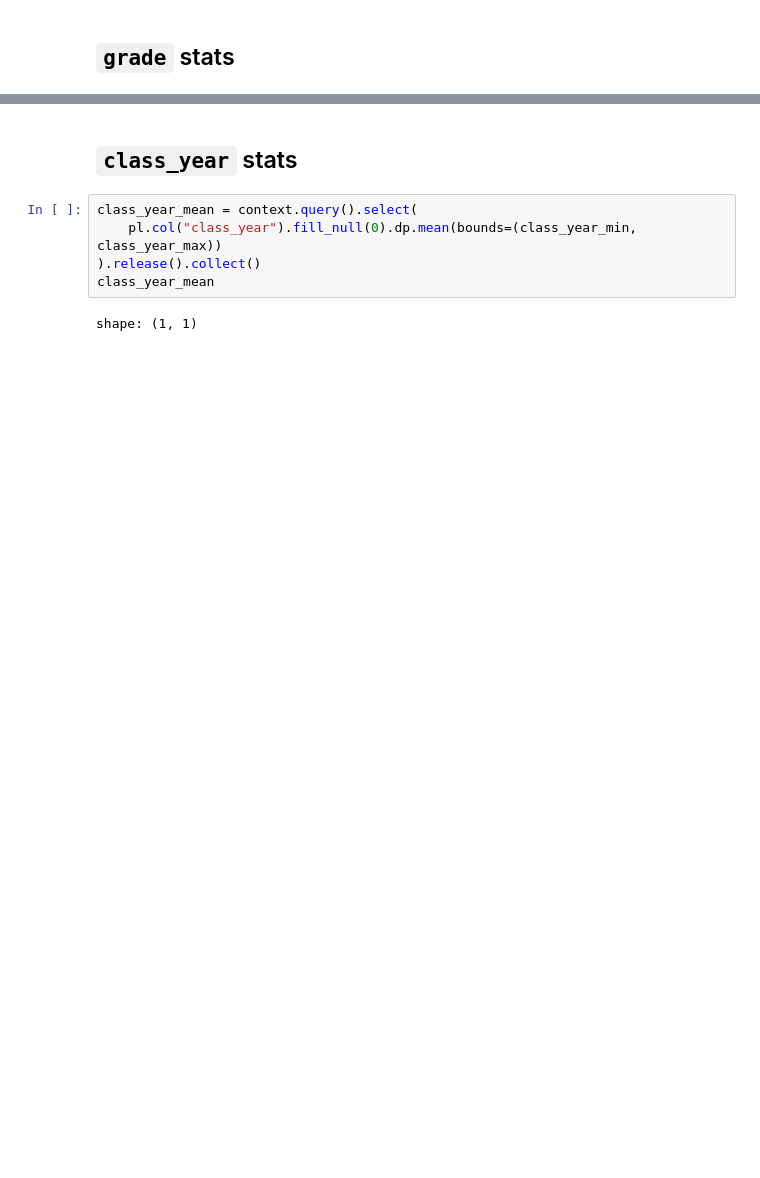
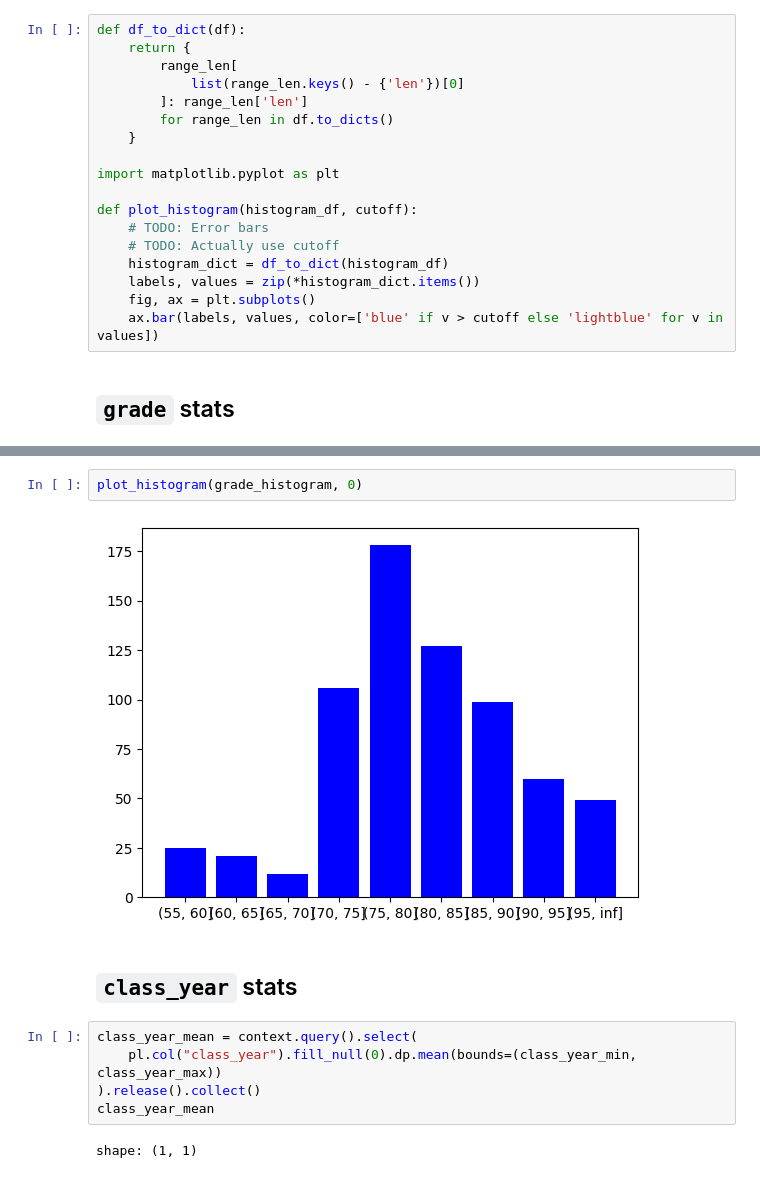
Before and after one commit to opendp/dp-wizard, a Jupyter notebook: demo.ipynb, the cells around one changed output, grey strips where cells are left out. Cells and saved outputs as stored; diff of their text form; blank space fills up the shorter version.

```diff
--- a/demo.ipynb
+++ b/demo.ipynb
@@ -197,3 +204,21 @@ context = dp.Context.compositor(
+# %%
+def df_to_dict(df):
+    return {
+        range_len[
+            list(range_len.keys() - {'len'})[0]
+        ]: range_len['len']
+        for range_len in df.to_dicts()
+    }
+
+import matplotlib.pyplot as plt
+
+def plot_histogram(histogram_df, cutoff):
+    # TODO: Error bars
+    # TODO: Actually use cutoff
+    histogram_dict = df_to_dict(histogram_df)
+    labels, values = zip(*histogram_dict.items())
+    fig, ax = plt.subplots()
+    ax.bar(labels, values, color=['blue' if v > cutoff else 'lightblue' for v in values])
 # %% [markdown]
 ## `grade` stats
 # %%
@@ -230,3 +256,7 @@ shape: (8, 2)
+# %%
+plot_histogram(grade_histogram, 0)
+# %% [output]
+[figure, added]
 # %% [markdown]
 ## `class_year` stats
 # %%
```
Also changed, not shown: parts of 18 cells of this notebook.
